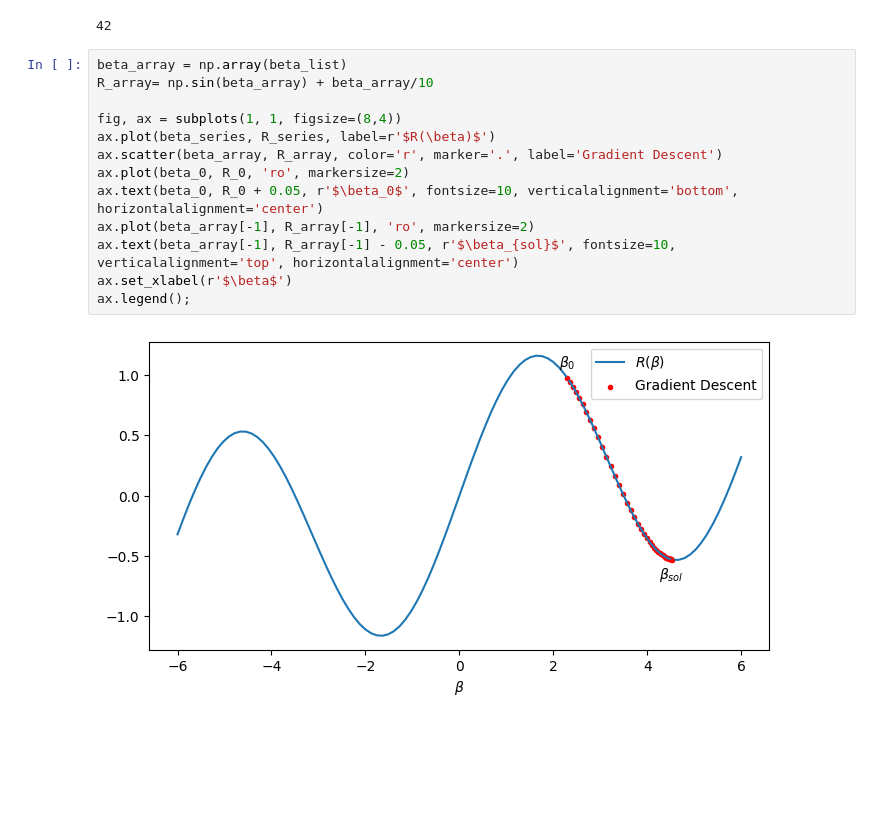
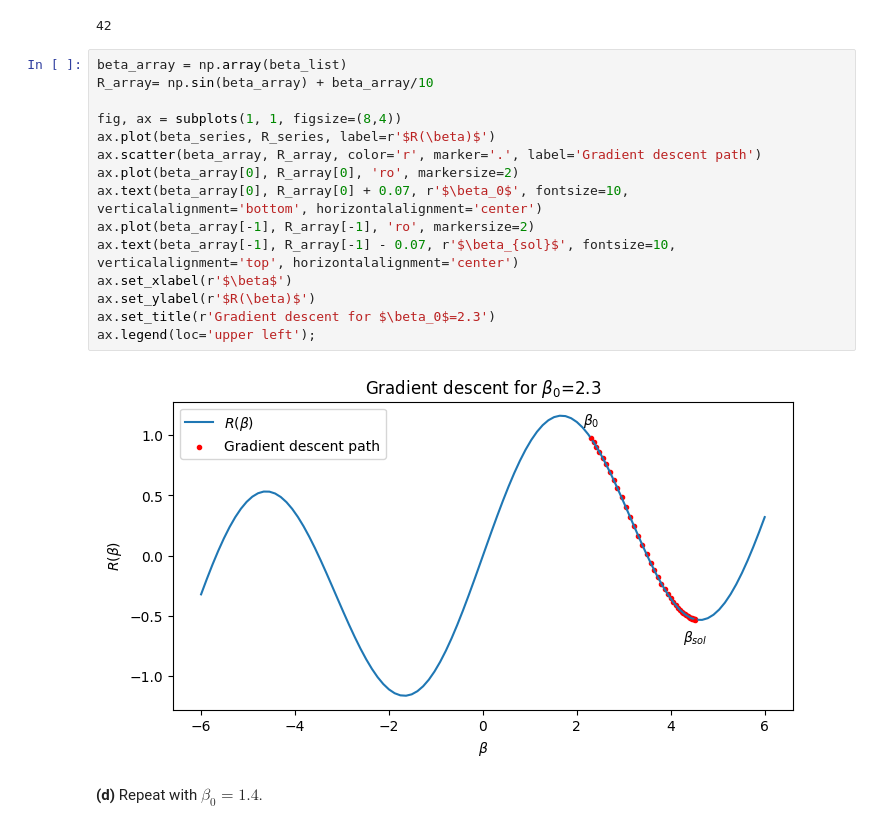
Before and after one commit to drwslv/StanfordOnline-Statistical-Learning, a Jupyter notebook: Ch10 Solutions Applied.ipynb, the cells around one changed output. Cells and saved outputs as stored; diff of their text form; blank space fills up the shorter version.

```diff
--- a/Ch10 Solutions Applied.ipynb
+++ b/Ch10 Solutions Applied.ipynb
@@ -108,15 +108,19 @@ len(beta_list)
 # %%
 beta_array = np.array(beta_list)
 R_array= np.sin(beta_array) + beta_array/10
 
 fig, ax = subplots(1, 1, figsize=(8,4))
 ax.plot(beta_series, R_series, label=r'$R(\beta)$')
-ax.scatter(beta_array, R_array, color='r', marker='.', label='Gradient Descent')
-ax.plot(beta_0, R_0, 'ro', markersize=2)
-ax.text(beta_0, R_0 + 0.05, r'$\beta_0$', fontsize=10, verticalalignment='bottom', horizontalalignment='center')
+ax.scatter(beta_array, R_array, color='r', marker='.', label='Gradient descent path')
+ax.plot(beta_array[0], R_array[0], 'ro', markersize=2)
+ax.text(beta_array[0], R_array[0] + 0.07, r'$\beta_0$', fontsize=10, verticalalignment='bottom', horizontalalignment='center')
 ax.plot(beta_array[-1], R_array[-1], 'ro', markersize=2)
-ax.text(beta_array[-1], R_array[-1] - 0.05, r'$\beta_{sol}$', fontsize=10, verticalalignment='top', horizontalalignment='center')
+ax.text(beta_array[-1], R_array[-1] - 0.07, r'$\beta_{sol}$', fontsize=10, verticalalignment='top', horizontalalignment='center')
 ax.set_xlabel(r'$\beta$')
-ax.legend();
+ax.set_ylabel(r'$R(\beta)$')
+ax.set_title(r'Gradient descent for $\beta_0$=2.3')
+ax.legend(loc='upper left');
 # %% [output]
-[figure, old version]
+[figure, new version]
+# %% [markdown]
+**(d)** Repeat with $\beta_0 = 1.4$.
```
Also changed, not shown: parts of 3 cells of this notebook.
